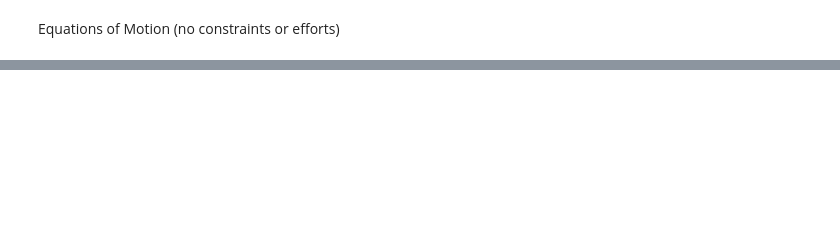
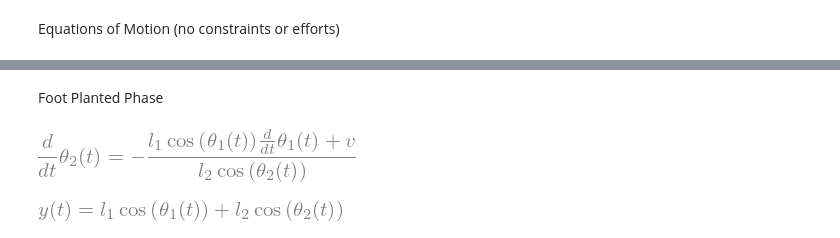
Before and after one commit to yobelabraham/ME469-Group1, a Jupyter notebook: Symbolic Computing/no_foot.ipynb, the cells around one changed output, grey strips where cells are left out. Cells and saved outputs as stored; diff of their text form; code cells hidden in the pictures; blank space fills up the shorter version.

```diff
--- a/Symbolic Computing/no_foot.ipynb
+++ b/Symbolic Computing/no_foot.ipynb
@@ -166,0 +166,10 @@ EOM_3
+# %% [markdown]
+Foot Planted Phase
+# %%
+Eq(omega_2, omega_2FP)
+# %% [output]
+[figure, added]
+# %%
+Eq(y, y_FP)
+# %% [output]
+[figure, added]
```
Also changed, not shown: parts of 15 cells of this notebook.
